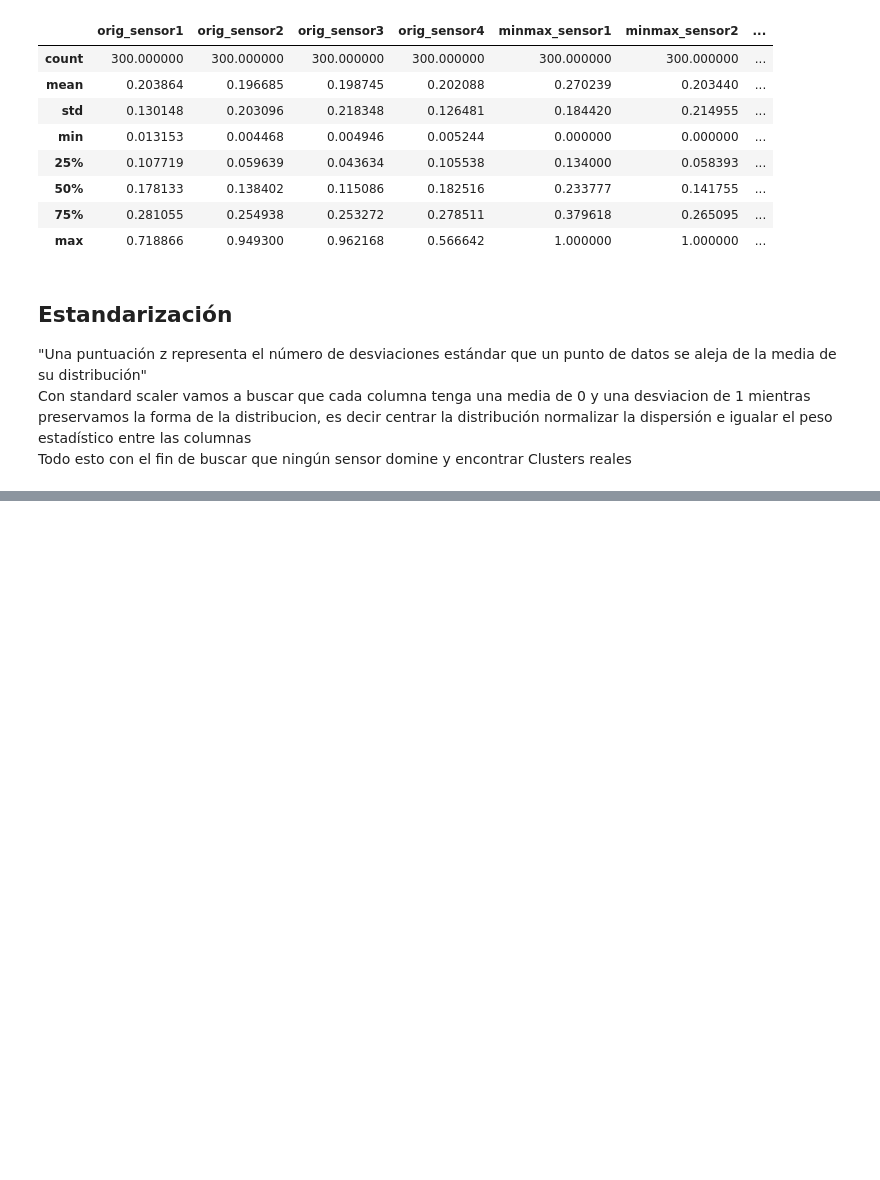
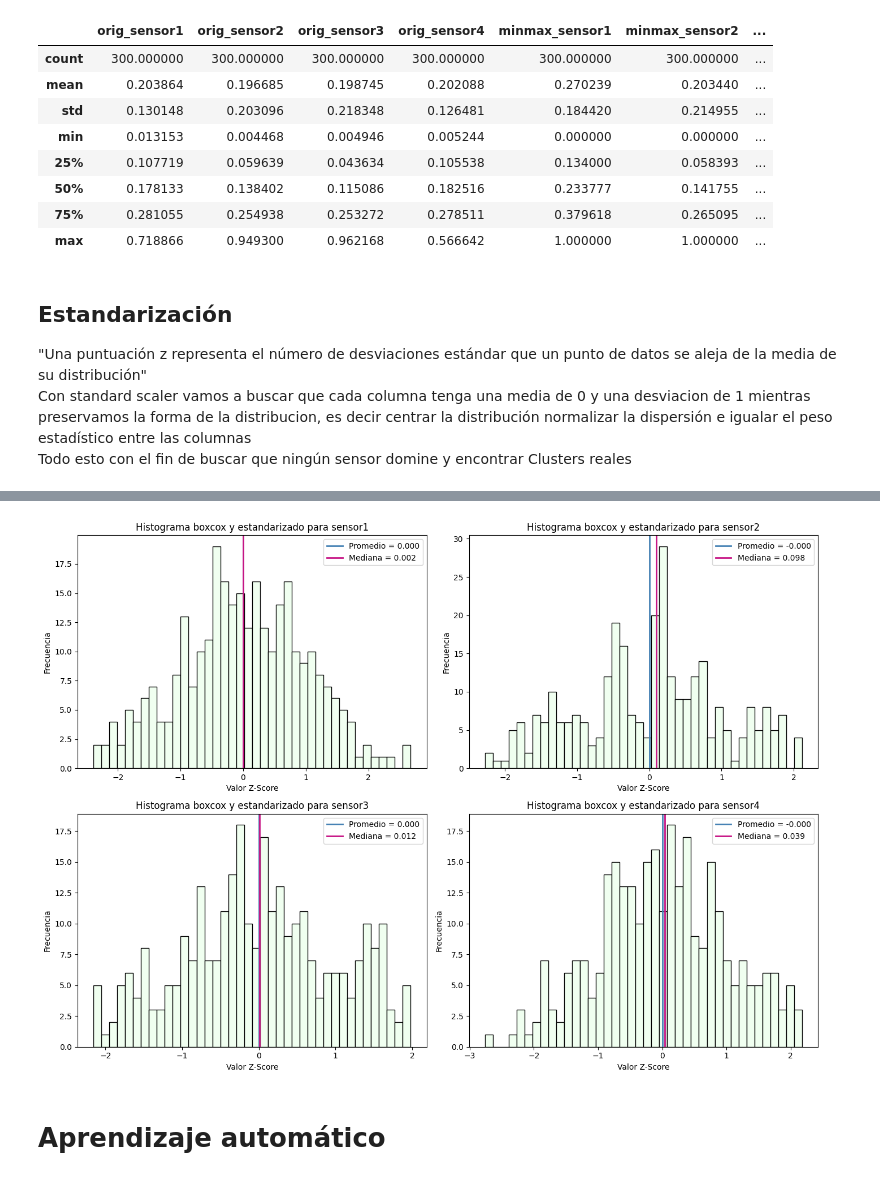
Before and after one commit to LeoGAR55/MD-1958, a Jupyter notebook: main.ipynb, the cells around one changed output, grey strips where cells are left out. Drawn from its saved outputs; the diff is of its cells as text; code cells hidden in the pictures; blank space fills up the shorter version.

```diff
--- a/main.ipynb
+++ b/main.ipynb
@@ -231,0 +323,17 @@ max    3.963667e+00  3.711894e+00  3.502197e+00  2.887096e+00
+# %%
+df_boxcox = df.copy()
+
+lambdas = {}
+
+for col in df.columns:
+    transformed, lam = boxcox(df[col])
+    df_boxcox[col] = transformed
+    lambdas[col] = lam
+print("--- Boxcox antes de la estandarizacion: ---\n")
+display(df_boxcox.describe(), lambdas)
+
+scaler = StandardScaler()
+df_final = scaler.fit_transform(df_boxcox)
+df_final = pd.DataFrame(df_final, columns=df.columns)
+print("--- Boxcox después de la estandarizacion: ---\n")
+display(df_final.describe())
@@ -231,0 +369,33 @@ max    3.963667e+00  3.711894e+00  3.502197e+00  2.887096e+00
+# %%
+df_final_desc = df_final.describe()
+final_comparacion = pd.DataFrame({
+    "promedio": df_final.mean(),
+    "mediana": df_final.median()
+})
+
+plt.figure(figsize=(14, 10))
+
+for i, col in enumerate(columnas, 1):
+    plt.subplot(2, 2, i)
+
+    plt.hist(df_final[col], bins=40, edgecolor='black', color='honeydew')
+
+    promedio = final_comparacion.loc[col, "promedio"]
+    mediana = final_comparacion.loc[col, "mediana"]
+
+    plt.axvline(promedio, color='steelblue', linewidth=2,
+                label=f'Promedio = {promedio:.3f}')
+    plt.axvline(mediana, color='mediumvioletred', linewidth=2,
+                label=f'Mediana = {mediana:.3f}')
+
+    plt.title(f"Histograma boxcox y estandarizado para {col}")
+    plt.xlabel("Valor Z-Score")
+    plt.ylabel("Frecuencia")
+    plt.legend()
+
+plt.tight_layout()
+plt.show()
+# %% [output]
+[figure, added]
+# %% [markdown]
+# Aprendizaje automático
```
Also changed, not shown: parts of 8 cells of this notebook.
